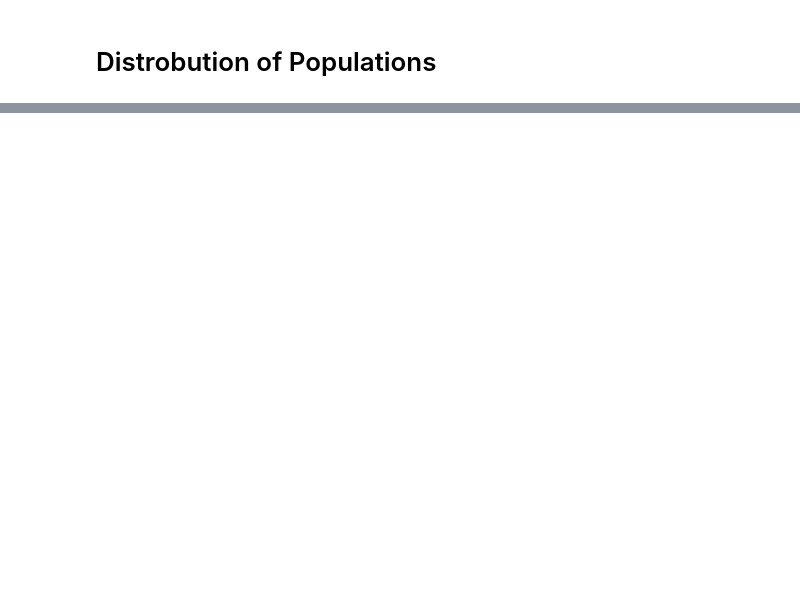
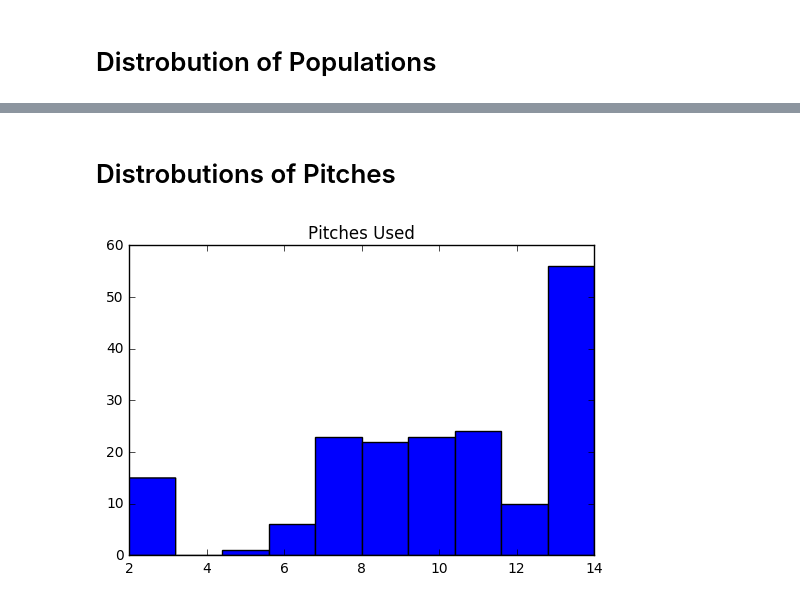
Before and after one commit to arthurlockman/plonky, a Jupyter notebook: saves/analysis.ipynb, the cells around one changed output, grey strips where cells are left out. Saved outputs shown, nothing was run; the diff lists cells and outputs as text; code cells hidden in the pictures; blank space fills up the shorter version.

```diff
--- a/saves/analysis.ipynb
+++ b/saves/analysis.ipynb
@@ -24,0 +25,22 @@ pop_hist('measures.np', 'Measures')
+# %% [markdown]
+# Distrobutions of Pitches
+# %%
+def pitch_hist(filename, title):
+    pop_f = open(filename,'r')
+    pop = [l.strip('\n') for l in pop_f.readlines()]
+#     print(*pop, sep='\n')
+    pitches = []
+    for genome in pop:
+        for g_s in genome.split(' ')[:-1]:
+            g_i = int(g_s)
+            if 1 < g_i < 15:
+                pitches.append(g_i)
+#     print(genes)
+    plt.title(title)
+    plt.hist(pitches)
+    plt.show()
+
+
+pitch_hist('measures.np', 'Pitches Used')
+# %% [output]
+[figure, added]
```
Also changed, not shown: parts of 3 cells of this notebook, 6 other files.
